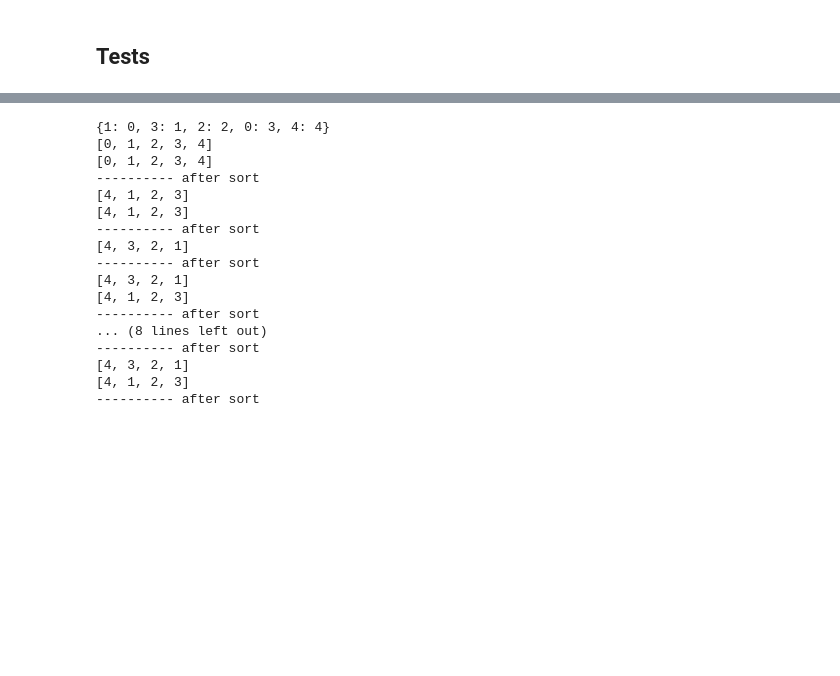
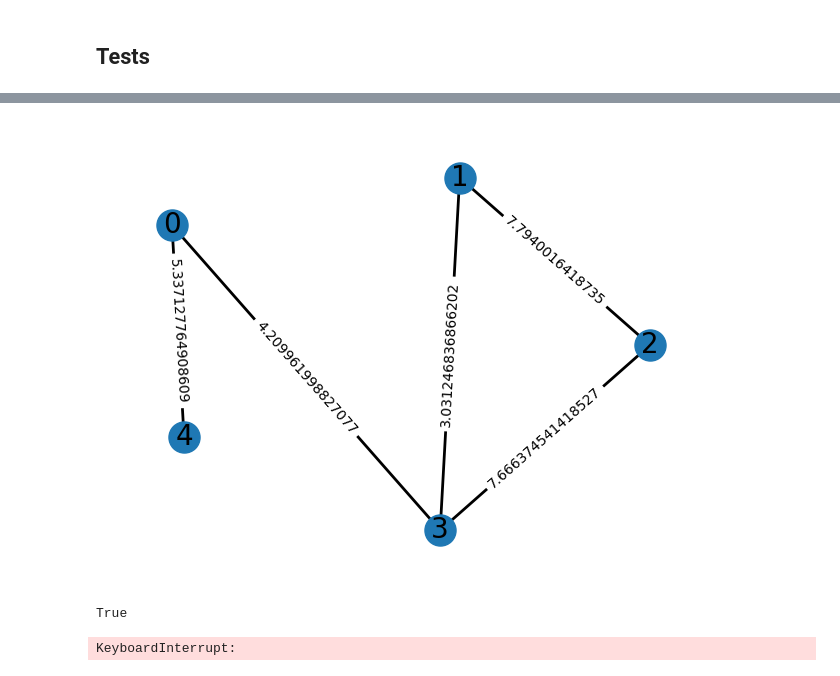
Before and after one commit to paulchambaz/canadian-salesman-problem, a Jupyter notebook: cr/networkx_christofides.ipynb, the cells around one changed output, grey strips where cells are left out. Cells and saved outputs as stored; diff of their text form; code cells hidden in the pictures; blank space fills up the shorter version.

```diff
--- a/cr/networkx_christofides.ipynb
+++ b/cr/networkx_christofides.ipynb
@@ -46,21 +93,10 @@ blockages
+# %%
+print_graph(G)
+nx.is_connected(G)
+# %% [output]
+[figure, added]
+True
 # %%
-G_cr_tour = cr.canadian_traveller_cyclic_routing(G,blockages)
-print_graph(G_cr_tour)
+G_cr_tour = cr.canadian_traveller_cyclic_routing(graphs[0][0],blockages)
 # %% [output]
-{1: 0, 3: 1, 2: 2, 0: 3, 4: 4}
-[0, 1, 2, 3, 4]
-[0, 1, 2, 3, 4]
----------- after sort
-[4, 1, 2, 3]
-[4, 1, 2, 3]
----------- after sort
-[4, 3, 2, 1]
----------- after sort
-[4, 3, 2, 1]
-[4, 1, 2, 3]
----------- after sort
-... (8 lines left out)
----------- after sort
-[4, 3, 2, 1]
-[4, 1, 2, 3]
----------- after sort
+KeyboardInterrupt:
```
Also changed, not shown: parts of 9 cells of this notebook, 2 other files.
